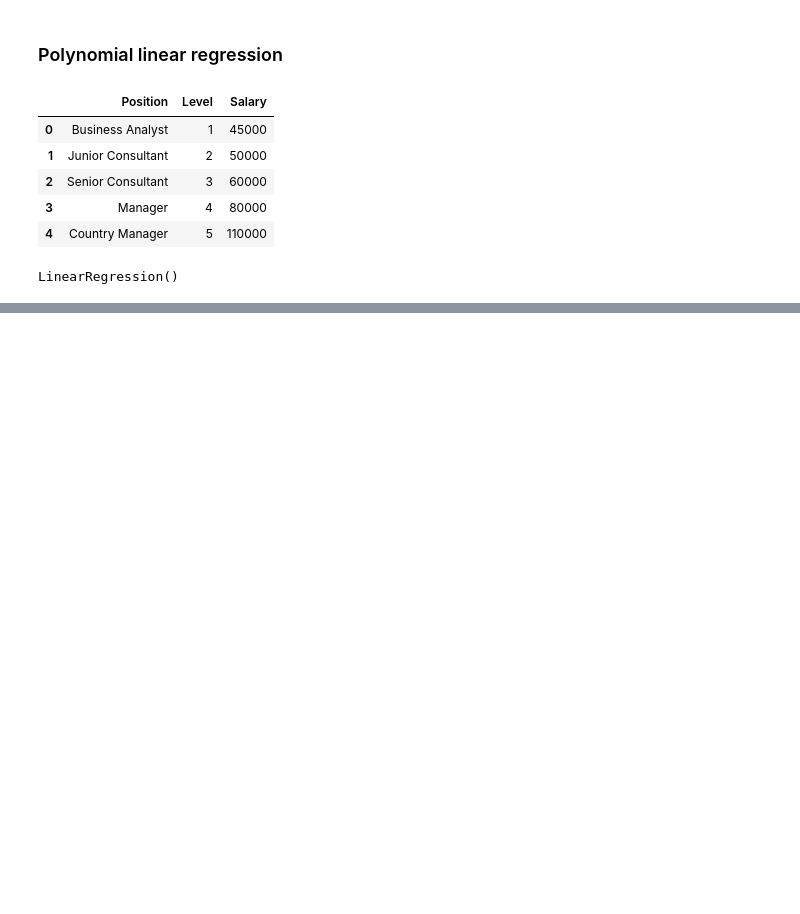
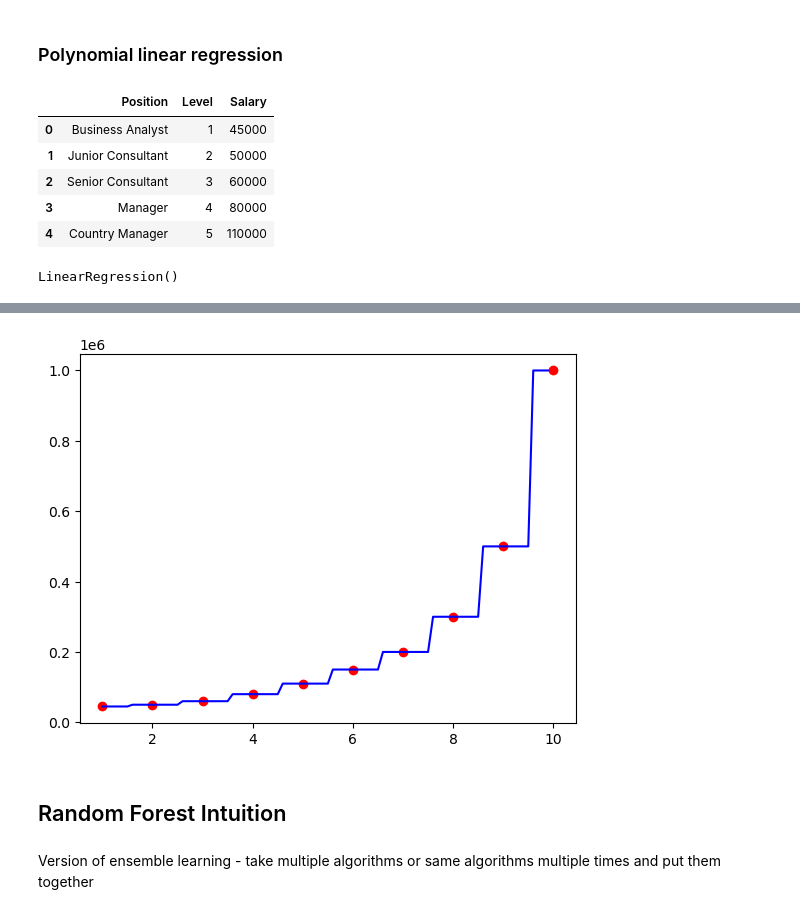
Before and after one commit to Subasree-Vivekanandan/regression-problems, a Jupyter notebook: regression .ipynb, the cells around one changed output, grey strips where cells are left out. Drawn from its saved outputs; the diff is of its cells as text; code cells hidden in the pictures; blank space fills up the shorter version.

```diff
--- a/regression .ipynb
+++ b/regression .ipynb
@@ -371,0 +548,14 @@ minimize (epsilon<sub>i</sub> + epsilon<sub>n</sub>)
+# %%
+# Visualising in higher dimension
+import numpy as np
+X_grid = np.arange(min(X),max(X),0.1)
+X_grid = X_grid.reshape((len(X_grid),1))
+plt.scatter(X,y,color='r')
+plt.plot(X_grid,dec_regressor.predict(X_grid), color='b');
+# %% [output]
+[figure, added]
+# %% [markdown]
+## Random Forest Intuition
+# %% [markdown]
+Version of ensemble learning - take multiple algorithms or same algorithms
+multiple times and put them together
```
Also changed, not shown: parts of 61 cells of this notebook.
